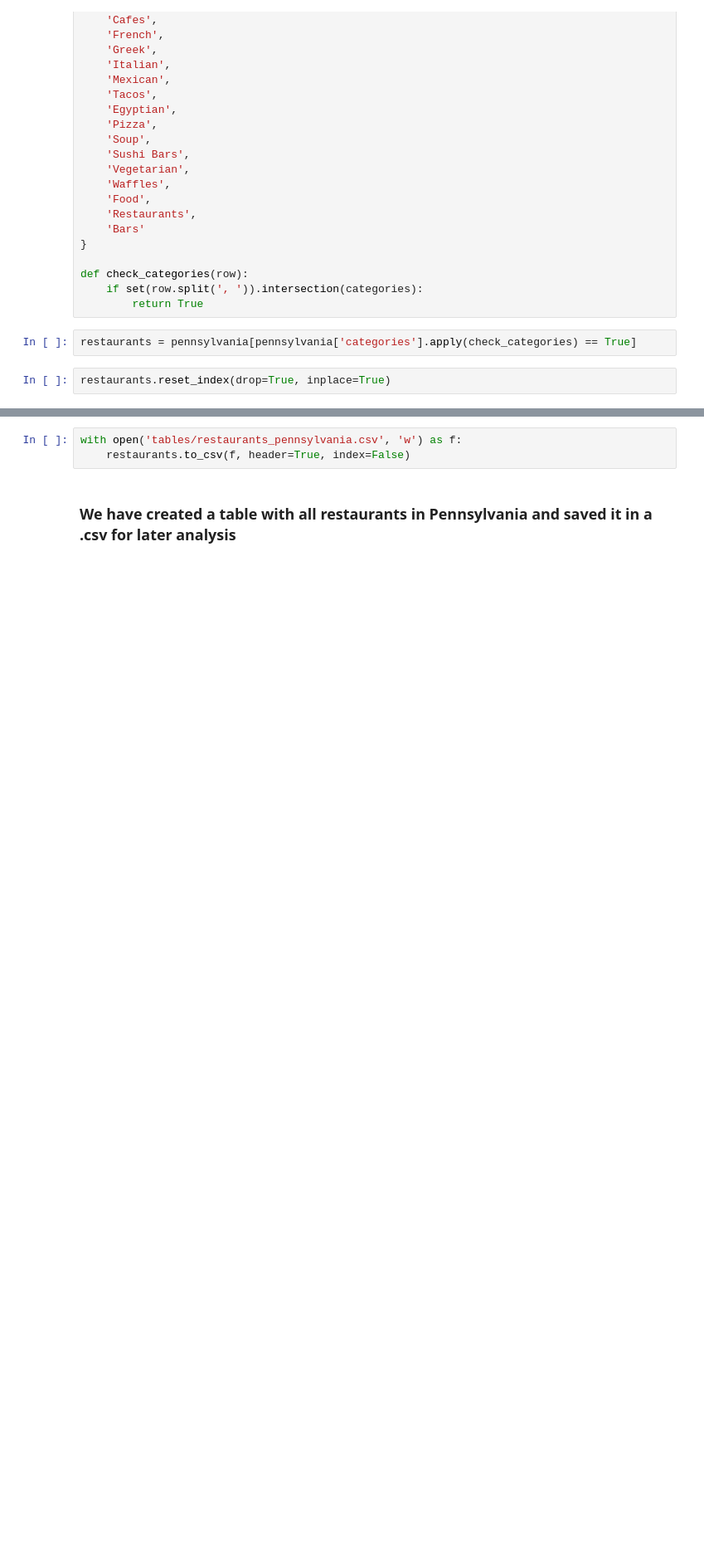
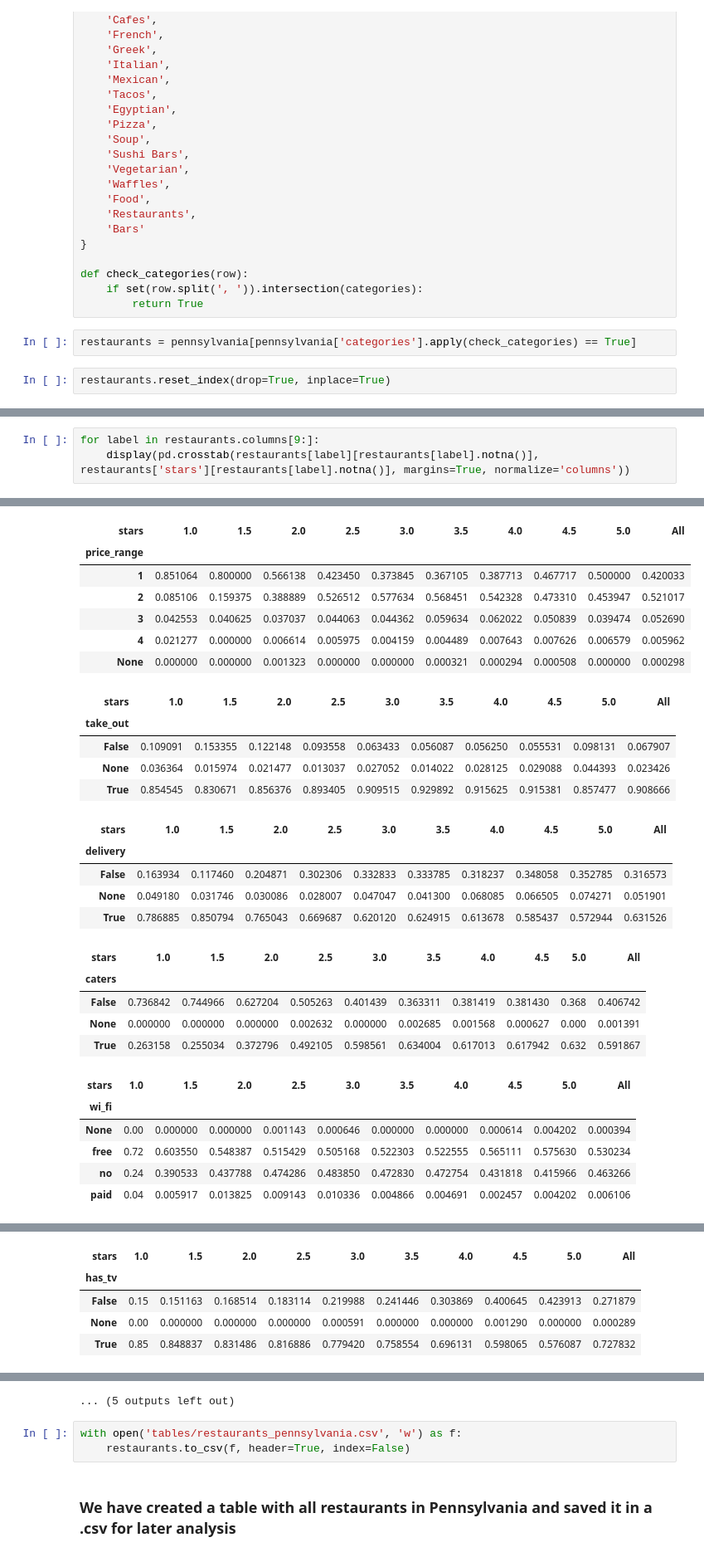
Before and after one commit to raska0010/yelp-customer-reviews, a Jupyter notebook: data_cleaning.ipynb, the cells around one changed output, grey strips where cells are left out. Shown at 83% size. Drawn from its saved outputs; the diff is of its cells as text; blank space fills up the shorter version.

```diff
--- a/data_cleaning.ipynb
+++ b/data_cleaning.ipynb
@@ -181,0 +158,4 @@ for column in columns:
+# %%
+for label in restaurants.columns[9:]:
+    display(pd.crosstab(restaurants[label][restaurants[label].notna()], restaurants['stars'][restaurants[label].notna()], margins=True, normalize='columns'))
+# %% [output]
@@ -181,0 +172,28 @@ for column in columns:
+| stars | 1.0 | 1.5 | 2.0 | 2.5 | 3.0 | 3.5 | 4.0 | 4.5 | 5.0 | All |
+| price_range |  |  |  |  |  |  |  |  |  |  |
+| 1 | 0.851064 | 0.800000 | 0.566138 | 0.423450 | 0.373845 | 0.367105 | 0.387713 | 0.467717 | 0.500000 | 0.420033 |
+| 2 | 0.085106 | 0.159375 | 0.388889 | 0.526512 | 0.577634 | 0.568451 | 0.542328 | 0.473310 | 0.453947 | 0.521017 |
+| 3 | 0.042553 | 0.040625 | 0.037037 | 0.044063 | 0.044362 | 0.059634 | 0.062022 | 0.050839 | 0.039474 | 0.052690 |
+| 4 | 0.021277 | 0.000000 | 0.006614 | 0.005975 | 0.004159 | 0.004489 | 0.007643 | 0.007626 | 0.006579 | 0.005962 |
+| None | 0.000000 | 0.000000 | 0.001323 | 0.000000 | 0.000000 | 0.000321 | 0.000294 | 0.000508 | 0.000000 | 0.000298 |
+| stars | 1.0 | 1.5 | 2.0 | 2.5 | 3.0 | 3.5 | 4.0 | 4.5 | 5.0 | All |
+| take_out |  |  |  |  |  |  |  |  |  |  |
+| False | 0.109091 | 0.153355 | 0.122148 | 0.093558 | 0.063433 | 0.056087 | 0.056250 | 0.055531 | 0.098131 | 0.067907 |
+| None | 0.036364 | 0.015974 | 0.021477 | 0.013037 | 0.027052 | 0.014022 | 0.028125 | 0.029088 | 0.044393 | 0.023426 |
+| True | 0.854545 | 0.830671 | 0.856376 | 0.893405 | 0.909515 | 0.929892 | 0.915625 | 0.915381 | 0.857477 | 0.908666 |
+| stars | 1.0 | 1.5 | 2.0 | 2.5 | 3.0 | 3.5 | 4.0 | 4.5 | 5.0 | All |
+| delivery |  |  |  |  |  |  |  |  |  |  |
+| False | 0.163934 | 0.117460 | 0.204871 | 0.302306 | 0.332833 | 0.333785 | 0.318237 | 0.348058 | 0.352785 | 0.316573 |
+| None | 0.049180 | 0.031746 | 0.030086 | 0.028007 | 0.047047 | 0.041300 | 0.068085 | 0.066505 | 0.074271 | 0.051901 |
+| True | 0.786885 | 0.850794 | 0.765043 | 0.669687 | 0.620120 | 0.624915 | 0.613678 | 0.585437 | 0.572944 | 0.631526 |
+| stars | 1.0 | 1.5 | 2.0 | 2.5 | 3.0 | 3.5 | 4.0 | 4.5 | 5.0 | All |
+| caters |  |  |  |  |  |  |  |  |  |  |
+| False | 0.736842 | 0.744966 | 0.627204 | 0.505263 | 0.401439 | 0.363311 | 0.381419 | 0.381430 | 0.368 | 0.406742 |
+| None | 0.000000 | 0.000000 | 0.000000 | 0.002632 | 0.000000 | 0.002685 | 0.001568 | 0.000627 | 0.000 | 0.001391 |
+| True | 0.263158 | 0.255034 | 0.372796 | 0.492105 | 0.598561 | 0.634004 | 0.617013 | 0.617942 | 0.632 | 0.591867 |
+| stars | 1.0 | 1.5 | 2.0 | 2.5 | 3.0 | 3.5 | 4.0 | 4.5 | 5.0 | All |
+| wi_fi |  |  |  |  |  |  |  |  |  |  |
+| None | 0.00 | 0.000000 | 0.000000 | 0.001143 | 0.000646 | 0.000000 | 0.000000 | 0.000614 | 0.004202 | 0.000394 |
+| free | 0.72 | 0.603550 | 0.548387 | 0.515429 | 0.505168 | 0.522303 | 0.522555 | 0.565111 | 0.575630 | 0.530234 |
+| no | 0.24 | 0.390533 | 0.437788 | 0.474286 | 0.483850 | 0.472830 | 0.472754 | 0.431818 | 0.415966 | 0.463266 |
+| paid | 0.04 | 0.005917 | 0.013825 | 0.009143 | 0.010336 | 0.004866 | 0.004691 | 0.002457 | 0.004202 | 0.006106 |
@@ -181,0 +205,5 @@ for column in columns:
+| stars | 1.0 | 1.5 | 2.0 | 2.5 | 3.0 | 3.5 | 4.0 | 4.5 | 5.0 | All |
+| has_tv |  |  |  |  |  |  |  |  |  |  |
+| False | 0.15 | 0.151163 | 0.168514 | 0.183114 | 0.219988 | 0.241446 | 0.303869 | 0.400645 | 0.423913 | 0.271879 |
+| None | 0.00 | 0.000000 | 0.000000 | 0.000000 | 0.000591 | 0.000000 | 0.000000 | 0.001290 | 0.000000 | 0.000289 |
+| True | 0.85 | 0.848837 | 0.831486 | 0.816886 | 0.779420 | 0.758554 | 0.696131 | 0.598065 | 0.576087 | 0.727832 |
@@ -182,3 +226,4 @@ for column in columns:
+... (5 outputs left out)
 # %%
 with open('tables/restaurants_pennsylvania.csv', 'w') as f:
     restaurants.to_csv(f, header=True, index=False)
```
Also changed, not shown: parts of 5 cells of this notebook.
